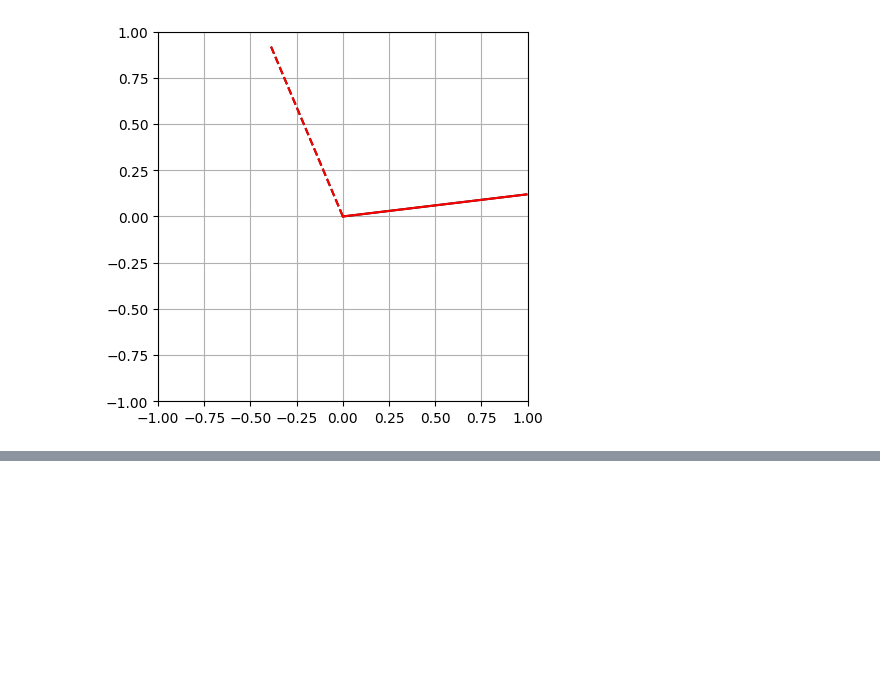
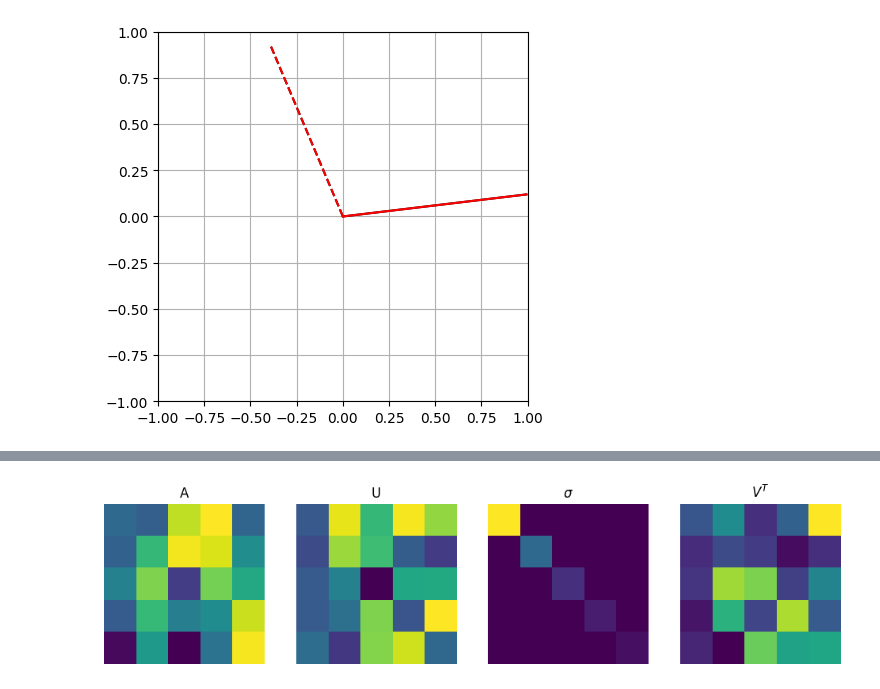
Before and after one commit to barzansaeedpour/foundations-of-machine-learning, a Jupyter notebook: 01_Mathematics-for-Machine-Learning/01_linear-algebra/01_linear-algebra.ipynb, the cells around one changed output, grey strips where cells are left out. Saved outputs shown, nothing was run; the diff lists cells and outputs as text; code cells hidden in the pictures; blank space fills up the shorter version.

```diff
--- a/01_Mathematics-for-Machine-Learning/01_linear-algebra/01_linear-algebra.ipynb
+++ b/01_Mathematics-for-Machine-Learning/01_linear-algebra/01_linear-algebra.ipynb
@@ -3305,0 +3326,38 @@ plt.show()
+# %%
+import numpy as np
+import matplotlib.pyplot as plt
+
+# Assuming A, U, S, and V are the SVD components
+# For this example, we use a random 5x5 matrix
+
+A = np.random.rand(5, 5)
+U, s , Vt = np.linalg.svd(A)  # Perform SVD on A
+s_diag = np.diag(s)  # Create a diagonal matrix from S
+V = Vt.T  # Transpose Vt to get V
+
+# Plot the matrices
+plt.figure(figsize=(12, 4))
+
+plt.subplot(141)
+plt.imshow(A)
+plt.title('A')
+plt.axis('off')
+
+plt.subplot(142)
+plt.imshow(U)
+plt.title('U')
+plt.axis('off')
+
+plt.subplot(143)
+plt.imshow(s_diag)
+plt.title('$\sigma$')
+plt.axis('off')
+
+plt.subplot(144)
+plt.imshow(V)
+plt.title('$V^T$')
+plt.axis('off')
+
+plt.show()
+# %% [output]
+[figure, added]
```
Also changed, not shown: parts of 6 cells of this notebook.
